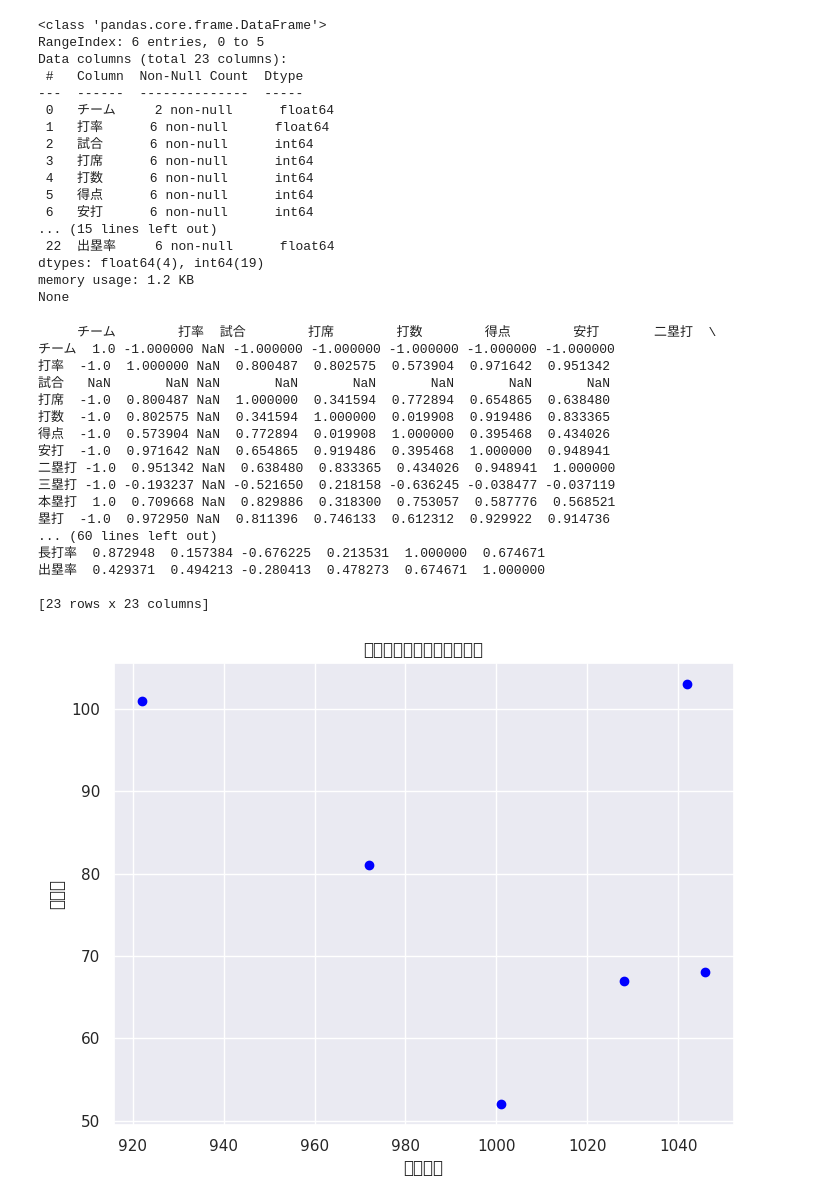
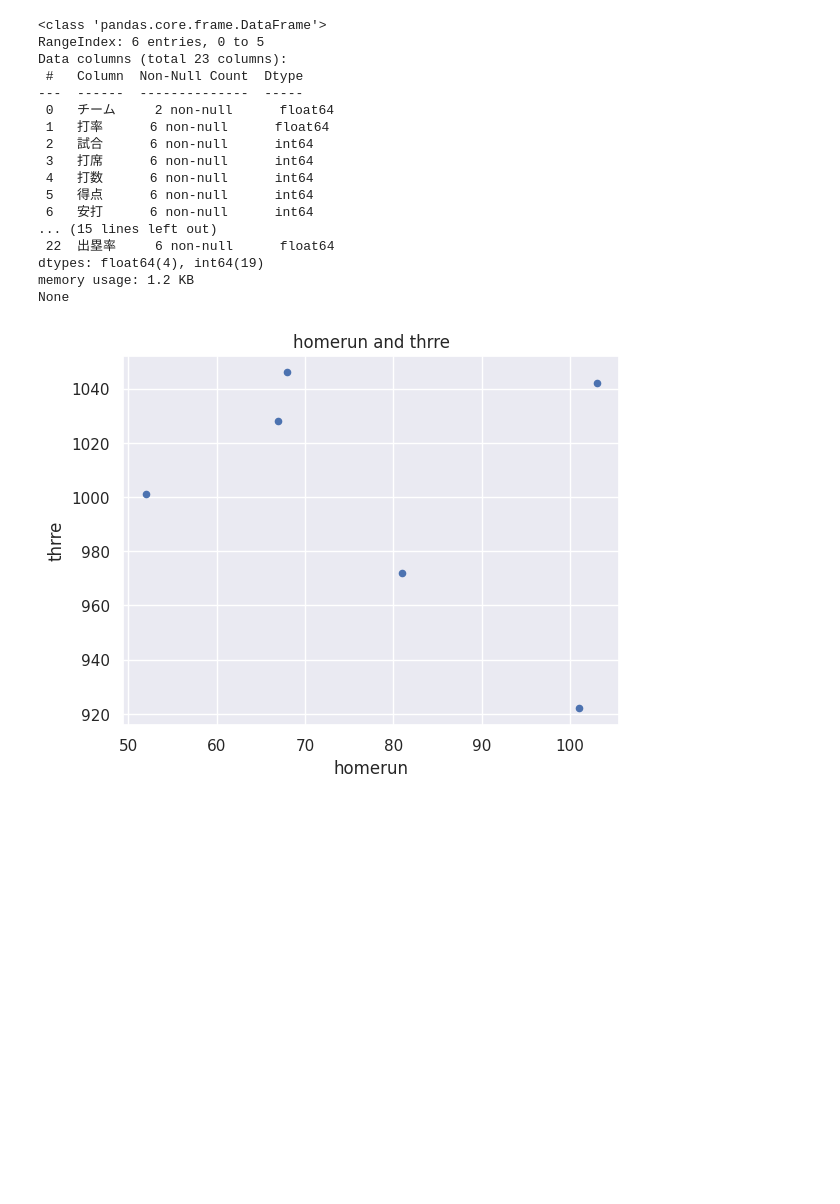
Before and after one commit to ryo00427/data_analysis, a Jupyter notebook: data_analysis.ipynb, the cells around one changed output. Saved outputs shown, nothing was run; the diff lists cells and outputs as text; code cells hidden in the pictures; blank space fills up the shorter version.

```diff
--- a/data_analysis.ipynb
+++ b/data_analysis.ipynb
@@ -63,36 +63,16 @@ Data columns (total 23 columns):
 dtypes: float64(4), int64(19)
 memory usage: 1.2 KB
 None
-# %%
-correlation = df.corr()
-print(correlation)
-
-# 散布図を作成
-plt.figure(figsize=(8, 6))
-plt.scatter(df['三振'], df['本塁打'], color='blue')
-plt.title('本塁打数と三振数の散布図')
-plt.xlabel('本塁打数')
-plt.ylabel('三振数')
-
-# グラフを表示
-plt.grid(True)
-plt.show()
-# %% [output]
-     チーム        打率  試合        打席        打数        得点        安打       二塁打  \
-チーム  1.0 -1.000000 NaN -1.000000 -1.000000 -1.000000 -1.000000 -1.000000
-打率  -1.0  1.000000 NaN  0.800487  0.802575  0.573904  0.971642  0.951342
-試合   NaN       NaN NaN       NaN       NaN       NaN       NaN       NaN
-打席  -1.0  0.800487 NaN  1.000000  0.341594  0.772894  0.654865  0.638480
-打数  -1.0  0.802575 NaN  0.341594  1.000000  0.019908  0.919486  0.833365
-得点  -1.0  0.573904 NaN  0.772894  0.019908  1.000000  0.395468  0.434026
-安打  -1.0  0.971642 NaN  0.654865  0.919486  0.395468  1.000000  0.948941
-二塁打 -1.0  0.951342 NaN  0.638480  0.833365  0.434026  0.948941  1.000000
-三塁打 -1.0 -0.193237 NaN -0.521650  0.218158 -0.636245 -0.038477 -0.037119
-本塁打  1.0  0.709668 NaN  0.829886  0.318300  0.753057  0.587776  0.568521
-塁打  -1.0  0.972950 NaN  0.811396  0.746133  0.612312  0.929922  0.914736
-... (60 lines left out)
-長打率  0.872948  0.157384 -0.676225  0.213531  1.000000  0.674671
-出塁率  0.429371  0.494213 -0.280413  0.478273  0.674671  1.000000
-
-[23 rows x 23 columns]
-[figure, removed]
+# %%
+df.plot(
+    x = '本塁打',
+    y = '三振',
+    kind='scatter',
+    grid= True,
+    xlabel='homerun',
+    ylabel='thrre',
+    title='homerun and thrre',
+)
+plt.show()
+# %% [output]
+[figure, added]
```
Also changed, not shown: parts of 2 cells of this notebook.
